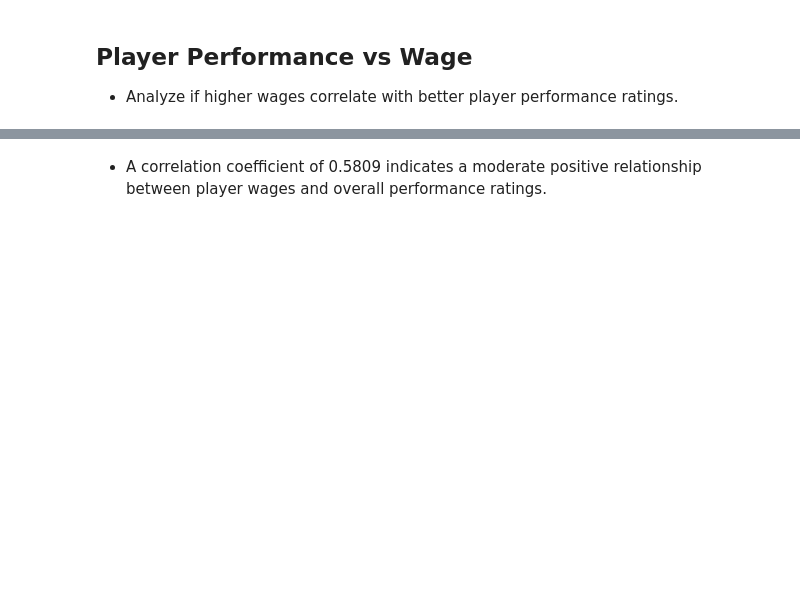
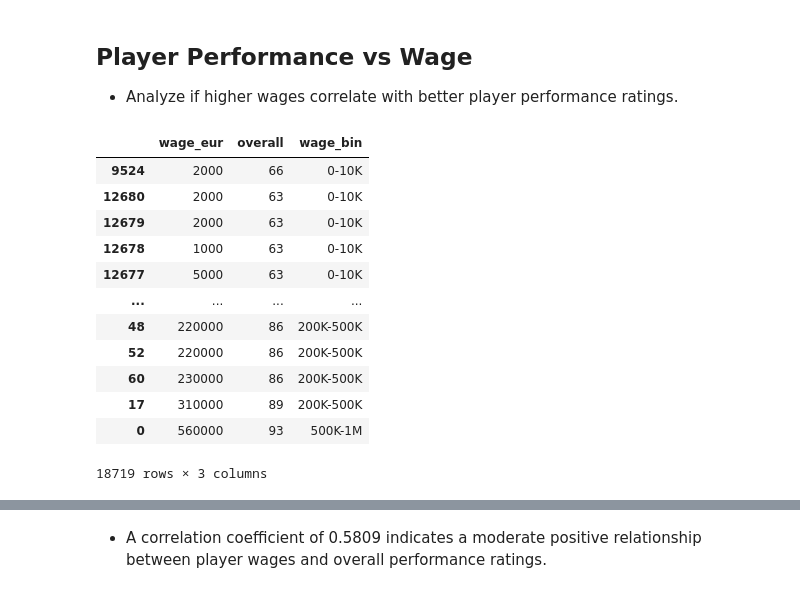
Before and after one commit to hiepxuanho/MSU-Project1, a Jupyter notebook: fifa21.ipynb, the cells around one changed output, grey strips where cells are left out. Saved outputs shown, nothing was run; the diff lists cells and outputs as text; code cells hidden in the pictures; blank space fills up the shorter version.

```diff
--- a/fifa21.ipynb
+++ b/fifa21.ipynb
@@ -129,4 +124,20 @@ wage_labels = ['0-10K', '10K-20K', '20K-50K', '50K-100K', '100K-200K', '200K-500
 # %%
 # Bin the wages
 df_performance['wage_bin'] = pd.cut(df_performance['wage_eur'], bins=wage_bins, labels=wage_labels)
+df_performance = df_performance.sort_values(by='wage_bin')
+df_performance
+# %% [output]
+|  | wage_eur | overall | wage_bin |
+| 9524 | 2000 | 66 | 0-10K |
+| 12680 | 2000 | 63 | 0-10K |
+| 12679 | 2000 | 63 | 0-10K |
+| 12678 | 1000 | 63 | 0-10K |
+| 12677 | 5000 | 63 | 0-10K |
+| ... | ... | ... | ... |
+| 48 | 220000 | 86 | 200K-500K |
+| 52 | 220000 | 86 | 200K-500K |
+| 60 | 230000 | 86 | 200K-500K |
+| 17 | 310000 | 89 | 200K-500K |
+| 0 | 560000 | 93 | 500K-1M |
+18719 rows × 3 columns
 # %%
```
Also changed, not shown: parts of 14 cells of this notebook.
